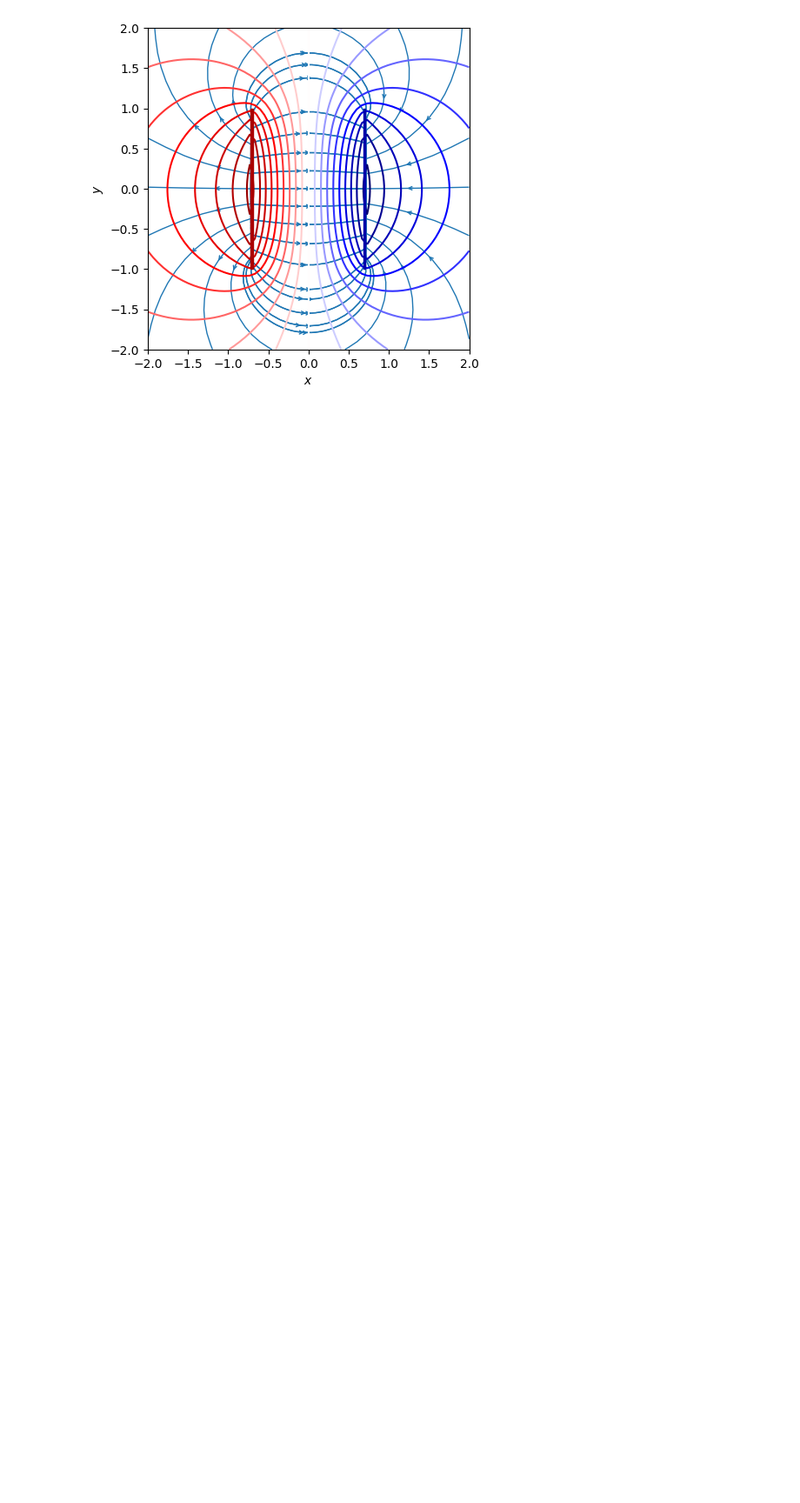
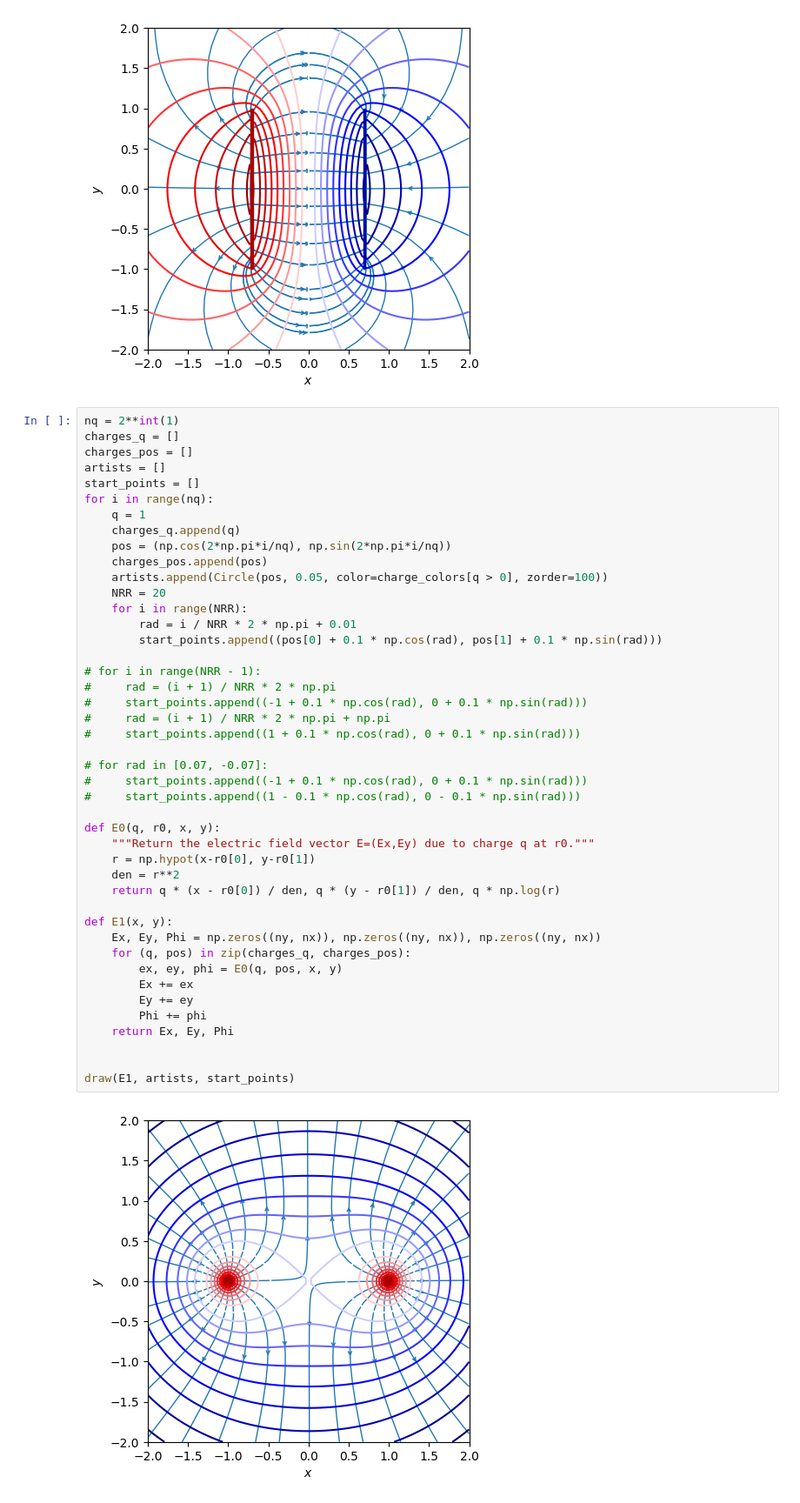
Before and after one commit to KermanX/2d-electromagnetism, a Jupyter notebook: graphs/e.ipynb, the cells around one changed output. Shown at 87% size. Saved outputs shown, nothing was run; the diff lists cells and outputs as text; blank space fills up the shorter version.

```diff
--- a/graphs/e.ipynb
+++ b/graphs/e.ipynb
@@ -248,3 +248,49 @@ artists = [
 draw(E1, artists, start_points)
 # %% [output]
 [figure]
+# %%
+nq = 2**int(1)
+charges_q = []
+charges_pos = []
+artists = []
+start_points = []
+for i in range(nq):
+    q = 1
+    charges_q.append(q)
+    pos = (np.cos(2*np.pi*i/nq), np.sin(2*np.pi*i/nq))
+    charges_pos.append(pos)
+    artists.append(Circle(pos, 0.05, color=charge_colors[q > 0], zorder=100))
+    NRR = 20
+    for i in range(NRR):
+        rad = i / NRR * 2 * np.pi + 0.01
+        start_points.append((pos[0] + 0.1 * np.cos(rad), pos[1] + 0.1 * np.sin(rad)))
+
+# for i in range(NRR - 1):
+#     rad = (i + 1) / NRR * 2 * np.pi
+#     start_points.append((-1 + 0.1 * np.cos(rad), 0 + 0.1 * np.sin(rad)))
+#     rad = (i + 1) / NRR * 2 * np.pi + np.pi
+#     start_points.append((1 + 0.1 * np.cos(rad), 0 + 0.1 * np.sin(rad)))
+
+# for rad in [0.07, -0.07]:
+#     start_points.append((-1 + 0.1 * np.cos(rad), 0 + 0.1 * np.sin(rad)))
+#     start_points.append((1 - 0.1 * np.cos(rad), 0 - 0.1 * np.sin(rad)))
+
+def E0(q, r0, x, y):
+    """Return the electric field vector E=(Ex,Ey) due to charge q at r0."""
+    r = np.hypot(x-r0[0], y-r0[1])
+    den = r**2
+    return q * (x - r0[0]) / den, q * (y - r0[1]) / den, q * np.log(r)
+
+def E1(x, y):
+    Ex, Ey, Phi = np.zeros((ny, nx)), np.zeros((ny, nx)), np.zeros((ny, nx))
+    for (q, pos) in zip(charges_q, charges_pos):
+        ex, ey, phi = E0(q, pos, x, y)
+        Ex += ex
+        Ey += ey
+        Phi += phi
+    return Ex, Ey, Phi
+
+
+draw(E1, artists, start_points)
+# %% [output]
+[figure, added]
```
Also changed, not shown: parts of 1 cell of this notebook, 1 other file.
